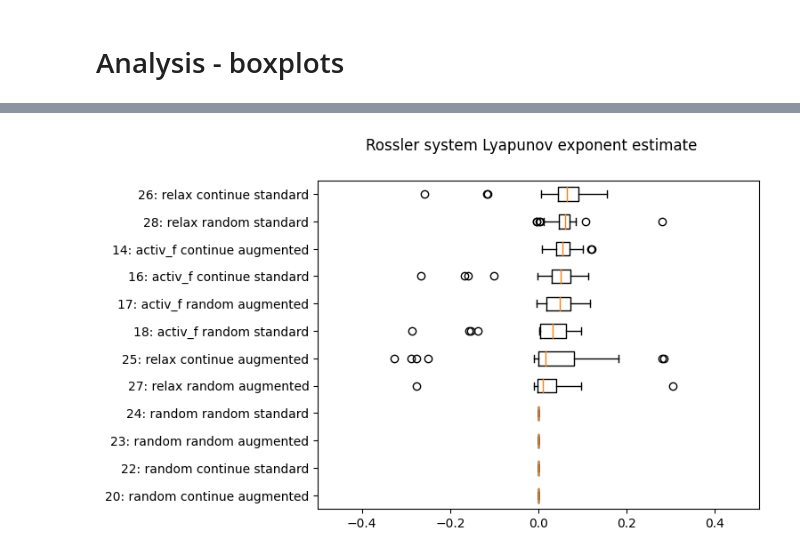
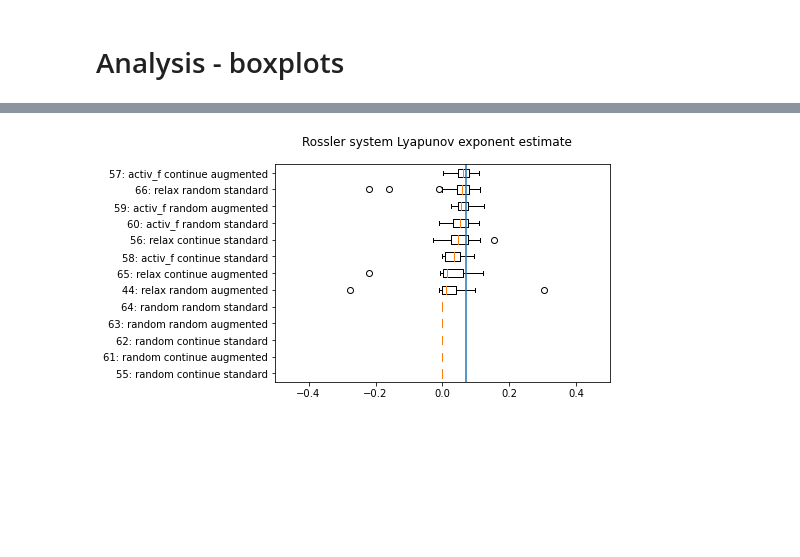
Before and after one commit to djpasseyjr/RCInitialCond, a Jupyter notebook: Notebooks/Results-boxplots.ipynb, the cells around one changed output, grey strips where cells are left out. Drawn from its saved outputs; the diff is of its cells as text; code cells hidden in the pictures; blank space fills up the shorter version.

Commit message:
Add some random interesting plots

```diff
--- a/Notebooks/Results-boxplots.ipynb
+++ b/Notebooks/Results-boxplots.ipynb
@@ -5,6 +5,10 @@ import numpy as np
 from matplotlib import pyplot as plt
 from itertools import product
 # %%
+def get_timestamp(filen):
+    filen = filen.replace('_','').replace('-','')
+    return filen[-16:-4]
+
 #Load the data
 results = []
 #Change this to wherever you have the data
@@ -15,7 +19,12 @@ for filen in glob(PATH + "**/*.pkl",recursive=True):
         with open(filen, 'rb') as file:
             item = pkl.load(file)
             item['filename'] = filen
-            item['id'] = len(results)
+            item['timestamp'] = get_timestamp(filen)
             results.append(item)
+
+#Sort by timestamp, break ties alphabetically by experiment name
+results.sort(key=lambda item:(item['timestamp']+' '.join(item['experiment'])))
+for i in range(len(results)):
+    results[i]['id']=i
 # %%
 print(len(results))
@@ -45,7 +39,7 @@ results[53]
 results_split = {item:[] for item in {'lorenz', 'thomas', 'rossler', 'softrobot'}}
 
 #Exclude specific experiments
-exclude_ids = {13,15,19,21}
+exclude_ids = {4,18,19,21,22,23,26,27,33,34,43,52,53,54}
 for item in results:
     if item['id'] not in exclude_ids:
         results_split[item['experiment'][0]].append(item)
@@ -64,7 +80,7 @@ MAP_INITIAL = ["random", "activ_f", "relax"]
 PREDICTION_TYPE = ["continue", "random"]
 METHOD = ["standard", "augmented"]
 all_exps = {item for item in product(SYSTEM, MAP_INITIAL, PREDICTION_TYPE, METHOD)}
-ran_exps = {item['experiment'] for item in results}
+ran_exps = {item['experiment'] for item in results if item['id'] not in exclude_ids}
 missing = all_exps.difference(ran_exps)
 if len(missing)==0:
     print("No experiments missing.")
@@ -139,7 +155,10 @@ plt.show()
 # %%
 boxplots(results_split['rossler'], 'lyapunov',force_finite=True)
 plt.suptitle('Rossler system Lyapunov exponent estimate')
 plt.xlim(-0.5,0.5)
+#Show the "true" value
+#Based on https://arxiv.org/ftp/arxiv/papers/1412/1412.2242.pdf
+plt.axvline(0.07062)
 plt.show()
 # %% [output]
-[figure, old version]
+[figure, new version]
```
Also changed, not shown: parts of 16 cells of this notebook.
